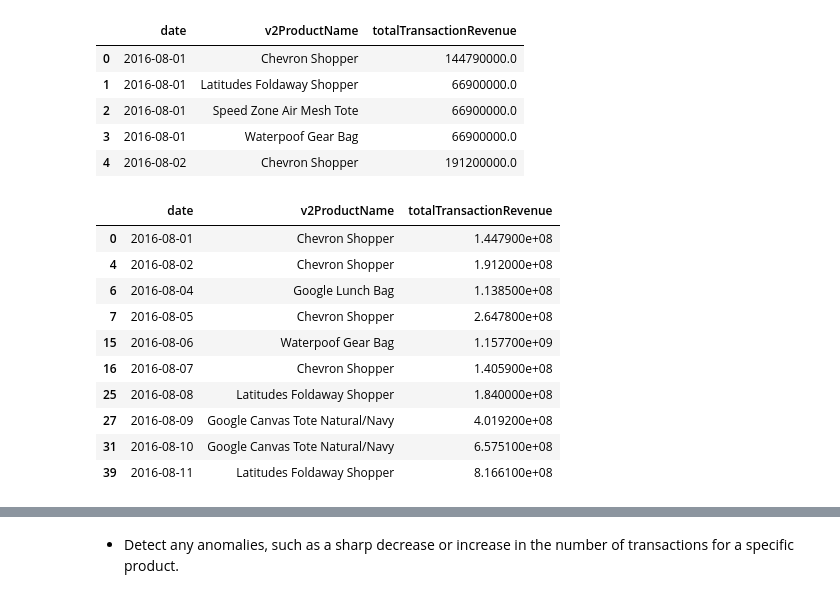
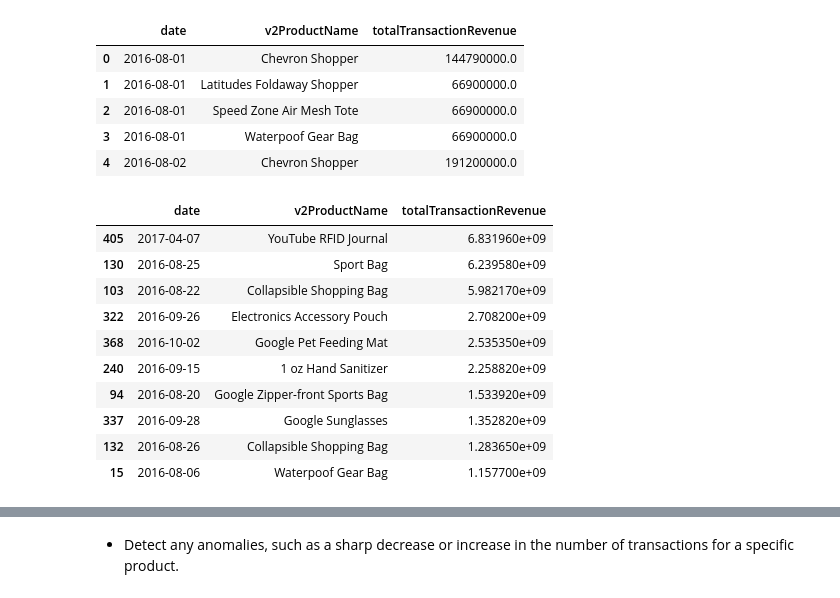
Before and after one commit to syauqikhosyi/ntx-syauqikhosyi-etl-sales-pipeline, a Jupyter notebook: Soal 1 - Data Transformation dan Analysis Case/Soal 1.ipynb, the cells around one changed output, grey strips where cells are left out. Saved outputs shown, nothing was run; the diff lists cells and outputs as text; code cells hidden in the pictures.

```diff
--- a/Soal 1 - Data Transformation dan Analysis Case/Soal 1.ipynb
+++ b/Soal 1 - Data Transformation dan Analysis Case/Soal 1.ipynb
@@ -384,21 +384,24 @@ daily_revenue.head()
 # %%
 # Improve Code
 # Identify products with the top transaction revenue per dat
 top_products_daily = daily_revenue.loc[daily_revenue.groupby('date')['totalTransactionRevenue'].idxmax()]
 
+# Sort it descending(ly)
+top_products_dailys = top_products_daily.sort_values(by='totalTransactionRevenue', ascending=False)
+
 # Check the data
-top_products_daily.head(10)
+top_products_dailys.head(10)
 # %% [output]
 |  | date | v2ProductName | totalTransactionRevenue |
-| 0 | 2016-08-01 | Chevron Shopper | 1.447900e+08 |
-| 4 | 2016-08-02 | Chevron Shopper | 1.912000e+08 |
-| 6 | 2016-08-04 | Google Lunch Bag | 1.138500e+08 |
-| 7 | 2016-08-05 | Chevron Shopper | 2.647800e+08 |
+| 405 | 2017-04-07 | YouTube RFID Journal | 6.831960e+09 |
+| 130 | 2016-08-25 | Sport Bag | 6.239580e+09 |
+| 103 | 2016-08-22 | Collapsible Shopping Bag | 5.982170e+09 |
+| 322 | 2016-09-26 | Electronics Accessory Pouch | 2.708200e+09 |
+| 368 | 2016-10-02 | Google Pet Feeding Mat | 2.535350e+09 |
+| 240 | 2016-09-15 | 1 oz Hand Sanitizer | 2.258820e+09 |
+| 94 | 2016-08-20 | Google Zipper-front Sports Bag | 1.533920e+09 |
+| 337 | 2016-09-28 | Google Sunglasses | 1.352820e+09 |
+| 132 | 2016-08-26 | Collapsible Shopping Bag | 1.283650e+09 |
 | 15 | 2016-08-06 | Waterpoof Gear Bag | 1.157700e+09 |
-| 16 | 2016-08-07 | Chevron Shopper | 1.405900e+08 |
-| 25 | 2016-08-08 | Latitudes Foldaway Shopper | 1.840000e+08 |
-| 27 | 2016-08-09 | Google Canvas Tote Natural/Navy | 4.019200e+08 |
-| 31 | 2016-08-10 | Google Canvas Tote Natural/Navy | 6.575100e+08 |
-| 39 | 2016-08-11 | Latitudes Foldaway Shopper | 8.166100e+08 |
 # %%
 # Improve Code
```
Also changed, not shown: parts of 1 cell of this notebook.
